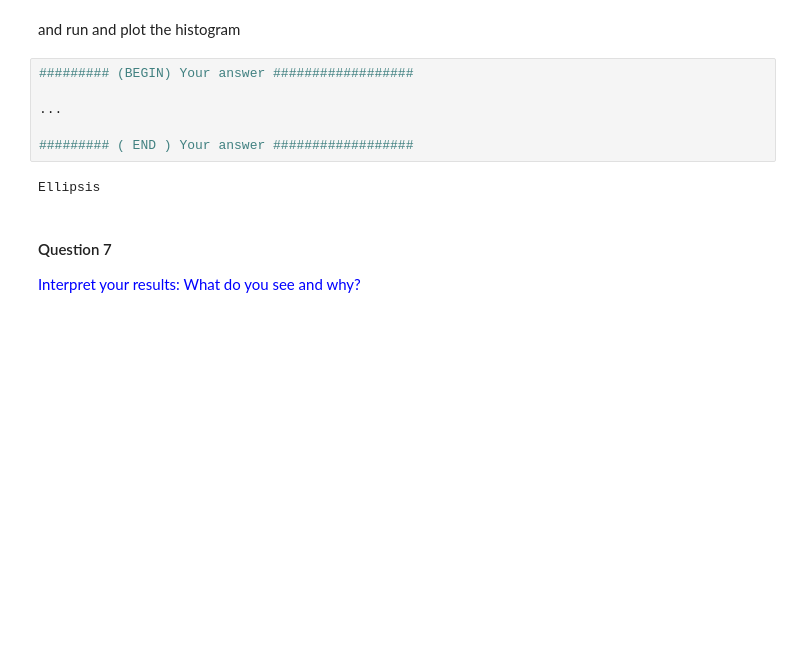
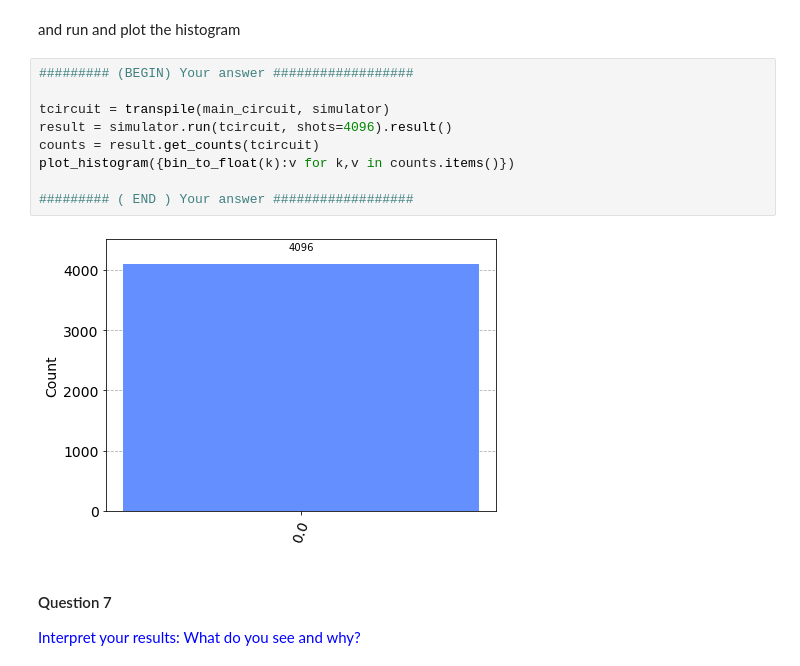
Before and after one commit to matthias-wyss/Quantum-3-SAT, a Jupyter notebook: MiniProject-questions.ipynb, the cells around one changed output. Saved outputs shown, nothing was run; the diff lists cells and outputs as text; blank space fills up the shorter version.

```diff
--- a/MiniProject-questions.ipynb
+++ b/MiniProject-questions.ipynb
@@ -521,11 +587,14 @@ and run and plot the histogram
 # %%
 ######### (BEGIN) Your answer ##################
 
-...
+tcircuit = transpile(main_circuit, simulator)
+result = simulator.run(tcircuit, shots=4096).result()
+counts = result.get_counts(tcircuit)
+plot_histogram({bin_to_float(k):v for k,v in counts.items()})
 
 ######### ( END ) Your answer ##################
 # %% [output]
-Ellipsis
+[figure, added]
 # %% [markdown]
 #### Question 7
 
```
Also changed, not shown: parts of 10 cells of this notebook.
